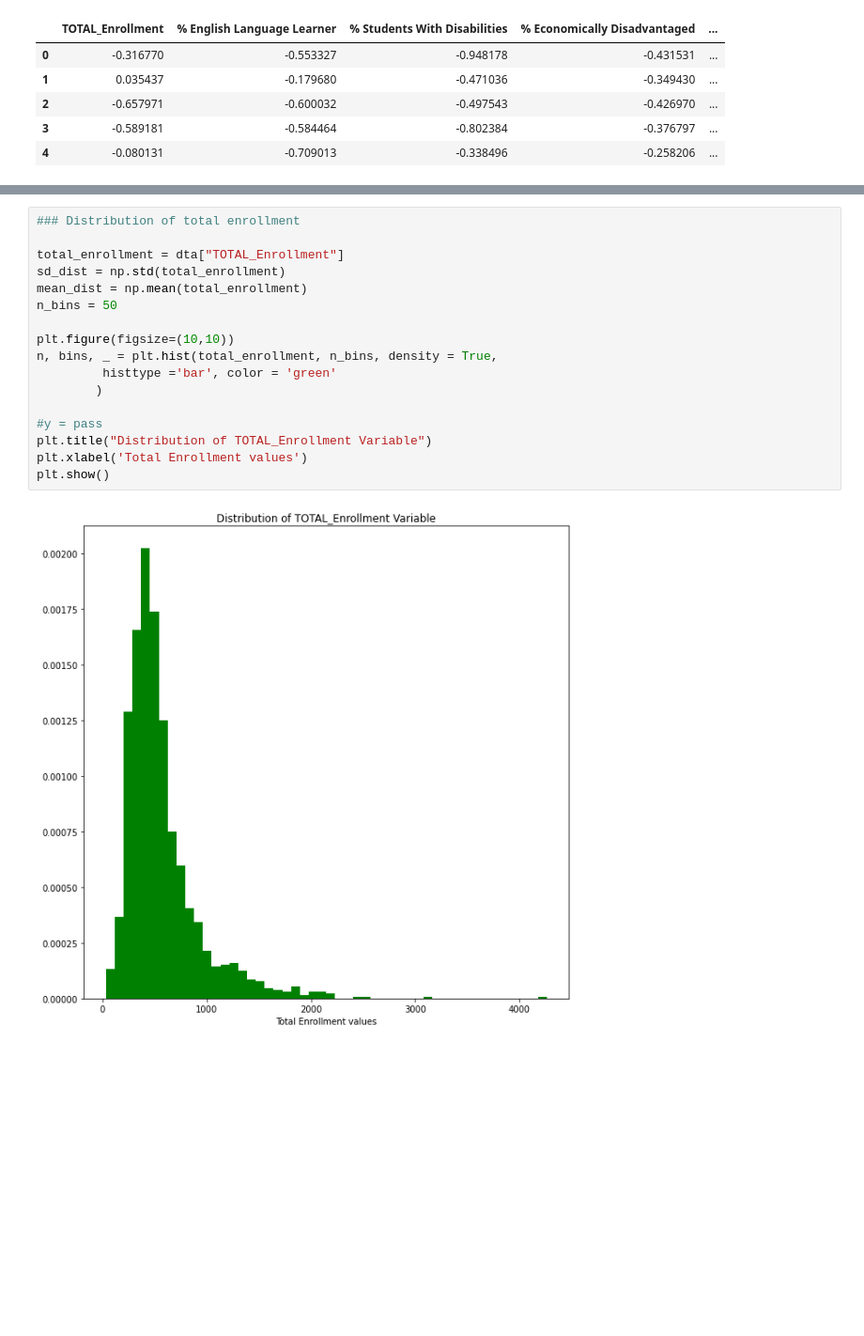
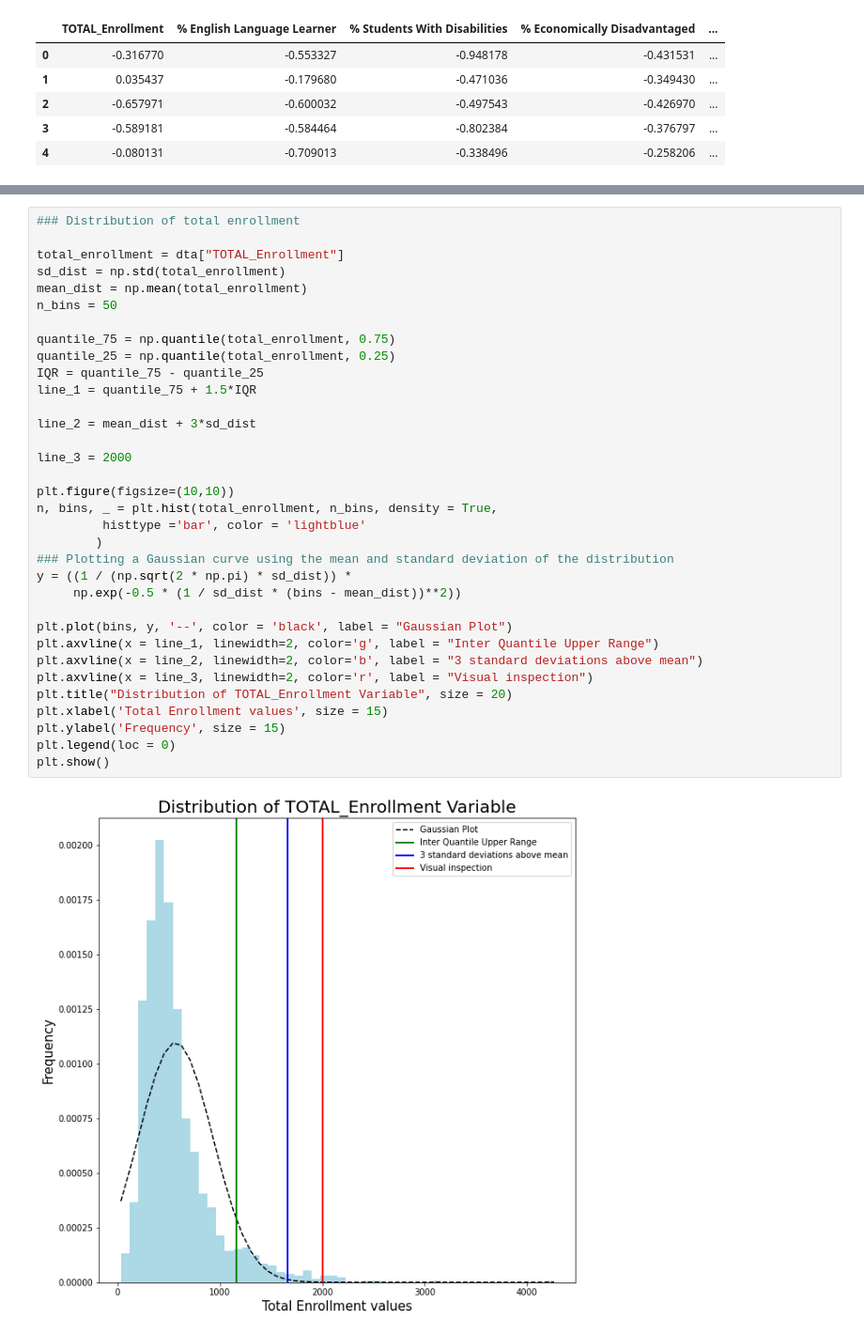
Before and after one commit to LucyJulian98/Data_Science_3_Assignments, a Jupyter notebook: pset2_llj40.ipynb, the cells around one changed output, grey strips where cells are left out. Shown at 94% size. Cells and saved outputs as stored; diff of their text form; blank space fills up the shorter version.

```diff
--- a/pset2_llj40.ipynb
+++ b/pset2_llj40.ipynb
@@ -111,19 +111,36 @@ plt.show()
 # %%
 ### Distribution of total enrollment
 
 total_enrollment = dta["TOTAL_Enrollment"]
 sd_dist = np.std(total_enrollment)
 mean_dist = np.mean(total_enrollment)
 n_bins = 50
 
+quantile_75 = np.quantile(total_enrollment, 0.75)
+quantile_25 = np.quantile(total_enrollment, 0.25)
+IQR = quantile_75 - quantile_25
+line_1 = quantile_75 + 1.5*IQR
+
+line_2 = mean_dist + 3*sd_dist
+
+line_3 = 2000
+
 plt.figure(figsize=(10,10))
 n, bins, _ = plt.hist(total_enrollment, n_bins, density = True,
-         histtype ='bar', color = 'green'
+         histtype ='bar', color = 'lightblue'
         )
+### Plotting a Gaussian curve using the mean and standard deviation of the distribution
+y = ((1 / (np.sqrt(2 * np.pi) * sd_dist)) *
+     np.exp(-0.5 * (1 / sd_dist * (bins - mean_dist))**2))
 
-#y = pass
-plt.title("Distribution of TOTAL_Enrollment Variable")
-plt.xlabel('Total Enrollment values')
+plt.plot(bins, y, '--', color = 'black', label = "Gaussian Plot")
+plt.axvline(x = line_1, linewidth=2, color='g', label = "Inter Quantile Upper Range")
+plt.axvline(x = line_2, linewidth=2, color='b', label = "3 standard deviations above mean")
+plt.axvline(x = line_3, linewidth=2, color='r', label = "Visual inspection")
+plt.title("Distribution of TOTAL_Enrollment Variable", size = 20)
+plt.xlabel('Total Enrollment values', size = 15)
+plt.ylabel('Frequency', size = 15)
+plt.legend(loc = 0)
 plt.show()
 # %% [output]
-[figure, old version]
+[figure, new version]
```
Also changed, not shown: parts of 11 cells of this notebook.
